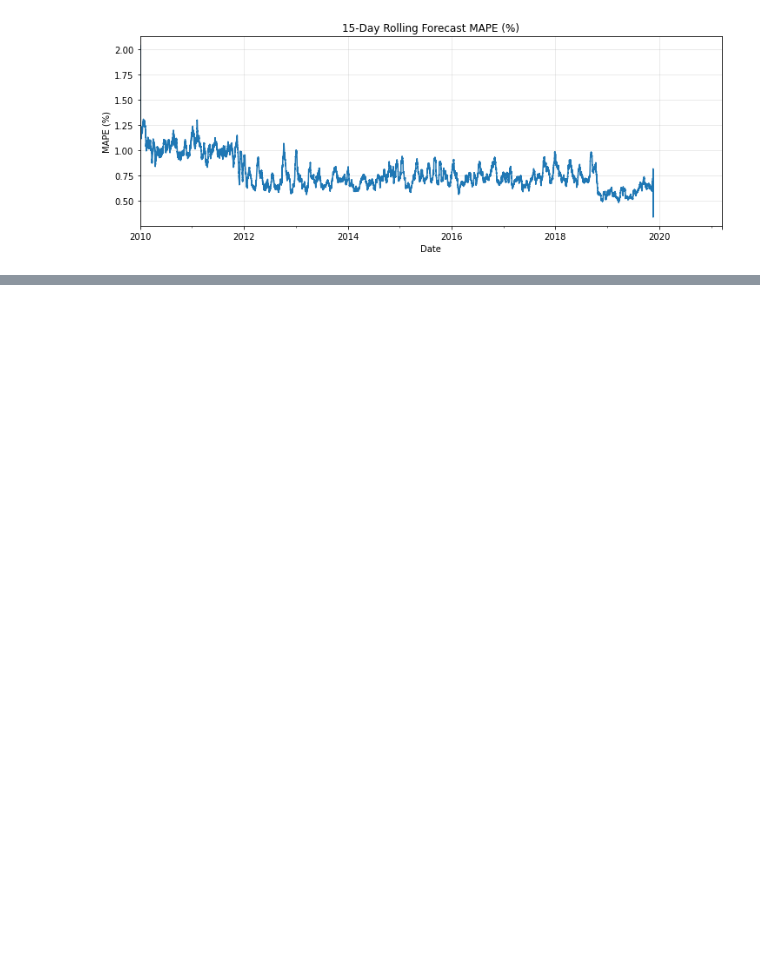
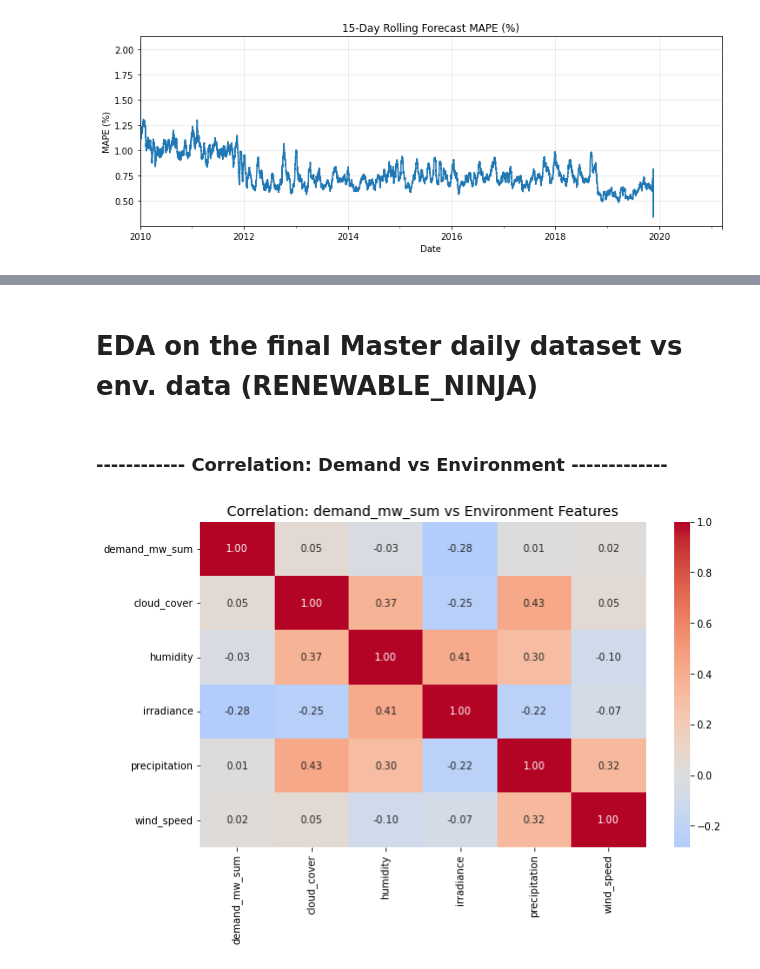
Before and after one commit to frozen-reprise/2025H5_GroupE, a Jupyter notebook: 2025H5_groupE_EDA.ipynb, the cells around one changed output, grey strips where cells are left out. Cells and saved outputs as stored; diff of their text form; code cells hidden in the pictures; blank space fills up the shorter version.

Commit message:
Update the EDA Script

```diff
--- a/2025H5_groupE_EDA.ipynb
+++ b/2025H5_groupE_EDA.ipynb
@@ -10,7 +10,7 @@ import datetime as dt
 import seaborn as sns
 
 # ==== EDIT THESE PATHS ====
-DOCS = Path("EDIT THESE PATHS")
+DOCS = Path("/Users/rahellegesse/Documents/rahel_ds_projects/Data/")
 RAW_DEMAND_CSV   = DOCS / "totaldemand_nsw.csv"
 RAW_TEMP_CSV     = DOCS / "temperature_nsw.csv"
 RAW_FORECAST_CSV = DOCS / "forecastdemand_nsw.csv"
@@ -561,15 +550,0 @@ Forecast Stability (Multiple Issues for Same Demand Interval)
-# %%
-# Forecast spread for one sample day
-sample_day = forecast["demand_time"].dt.date.unique()[100]   # pick ~day 100
-sample = forecast[forecast["demand_time"].dt.date == sample_day]
-
-plt.figure(figsize=(12,4))
-for d in sample["demand_time"].unique()[:6]:  # plot first 6 intervals
-    sub = sample[sample["demand_time"] == d]
-    plt.plot(sub["forecast_time"], sub["forecast_mw"], marker="o", label=f"{d}")
-
-plt.title(f"Forecast Evolution for Sample Day ({sample_day})")
-plt.xlabel("Forecast Issue Time"); plt.ylabel("Forecast Demand (MW)")
-plt.legend()
-plt.grid(alpha=0.3)
-plt.show()
@@ -942,0 +1308,33 @@ plt.show()
+# %% [markdown]
+# EDA on the final Master daily dataset vs env. data (RENEWABLE_NINJA)
+# %% [markdown]
+### ------------ Correlation: Demand vs Environment -------------
+# %%
+import seaborn as sns
+import matplotlib.pyplot as plt
+
+# Load merged file
+final_master = pd.read_csv(OUTDIR / "Final_master_daily_with_env.csv", parse_dates=["DATE"])
+
+# Drop the environment temperature (to avoid duplication with master temp_c_mean)
+if "temperature" in final_master.columns:
+    final_master = final_master.drop(columns=["temperature"])
+
+
+# Choose demand target (consistent with your earlier script)
+target = "demand_mw_sum" if "demand_mw_sum" in final_master.columns else \
+         "demand_mw_mean" if "demand_mw_mean" in final_master.columns else \
+         "demand_mw_max"
+
+# Pick key env features (excluding temperature)
+env_features = [c for c in ["cloud_cover","humidity","irradiance","precipitation","wind_speed"] if c in final_master.columns]
+
+# Compute correlation matrix
+corr_env = final_master[[target] + env_features].corr()
+
+plt.figure(figsize=(10,6))
+sns.heatmap(corr_env, annot=True, cmap="coolwarm", center=0, fmt=".2f")
+plt.title(f"Correlation: {target} vs Environment Features", fontsize=14)
+plt.show()
+# %% [output]
+[figure, added]
```
Also changed, not shown: parts of 43 cells of this notebook, 1 other file.
